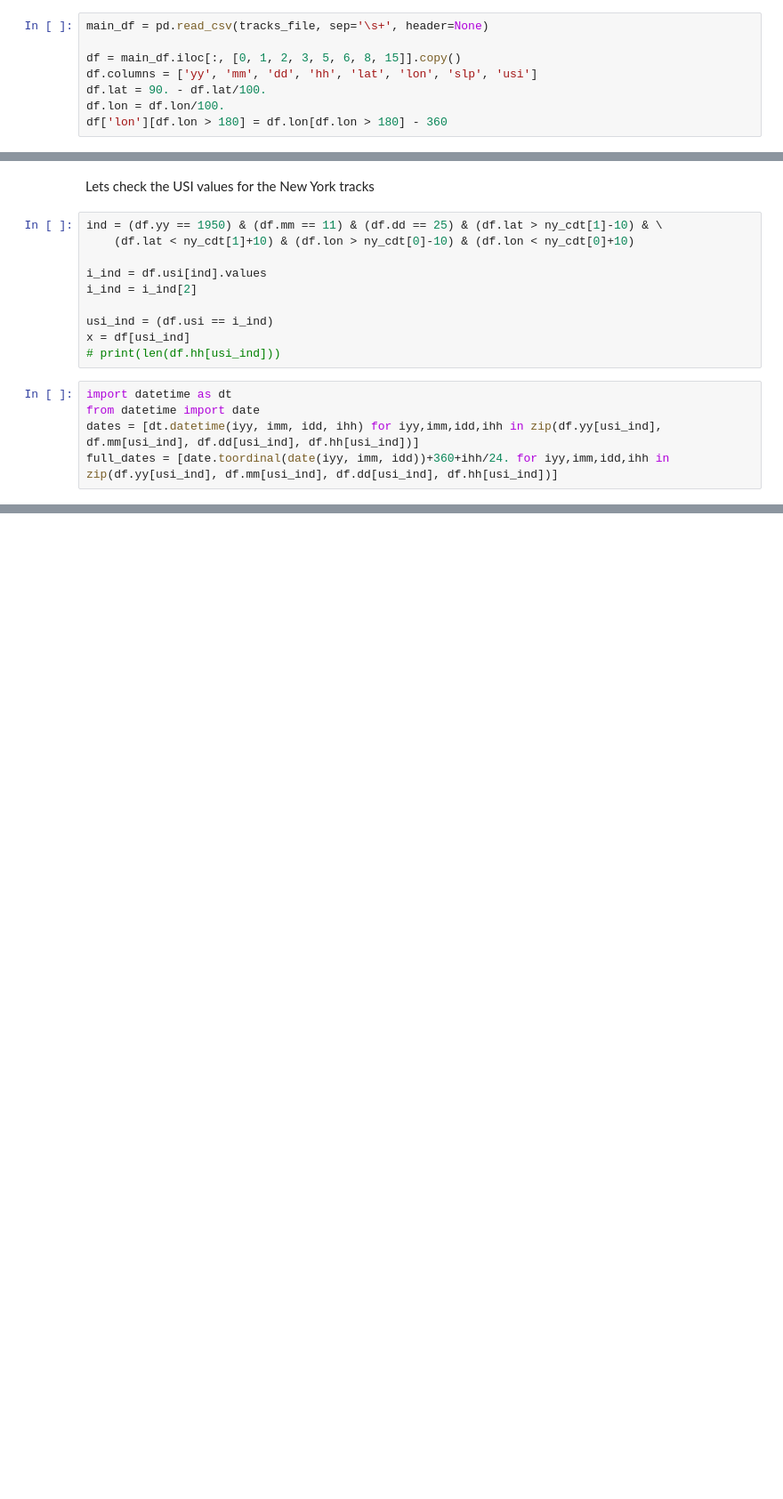
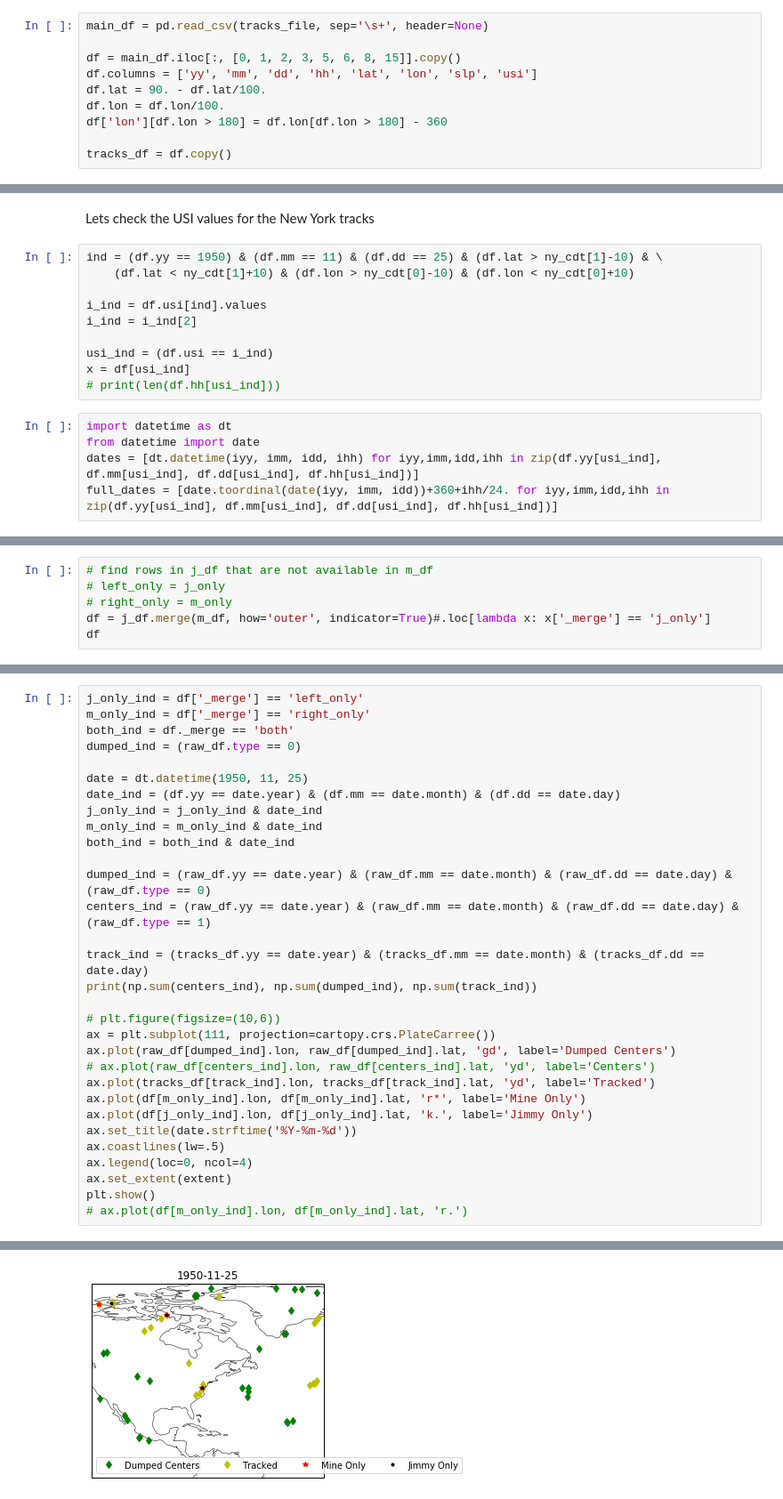
Before and after one commit to NOAA-GFDL/MDTF-diagnostics, a Jupyter notebook: diagnostics/etc_composites/remove/test_matlab_output_files.ipynb, the cells around one changed output, grey strips where cells are left out. Shown at 89% size. Drawn from its saved outputs; the diff is of its cells as text; blank space fills up the shorter version.

```diff
--- a/diagnostics/etc_composites/remove/test_matlab_output_files.ipynb
+++ b/diagnostics/etc_composites/remove/test_matlab_output_files.ipynb
@@ -169,3 +202,5 @@ df.columns = ['yy', 'mm', 'dd', 'hh', 'lat', 'lon', 'slp', 'usi']
 df.lat = 90. - df.lat/100.
 df.lon = df.lon/100.
 df['lon'][df.lon > 180] = df.lon[df.lon > 180] - 360
+
+tracks_df = df.copy()
@@ -207,0 +321,6 @@ hh = np.array(df.hh[usi_ind], dtype=int)
+# %%
+# find rows in j_df that are not available in m_df
+# left_only = j_only
+# right_only = m_only
+df = j_df.merge(m_df, how='outer', indicator=True)#.loc[lambda x: x['_merge'] == 'j_only']
+df
@@ -207,0 +346,32 @@ hh = np.array(df.hh[usi_ind], dtype=int)
+# %%
+j_only_ind = df['_merge'] == 'left_only'
+m_only_ind = df['_merge'] == 'right_only'
+both_ind = df._merge == 'both'
+dumped_ind = (raw_df.type == 0)
+
+date = dt.datetime(1950, 11, 25)
+date_ind = (df.yy == date.year) & (df.mm == date.month) & (df.dd == date.day)
+j_only_ind = j_only_ind & date_ind
+m_only_ind = m_only_ind & date_ind
+both_ind = both_ind & date_ind
+
+dumped_ind = (raw_df.yy == date.year) & (raw_df.mm == date.month) & (raw_df.dd == date.day) & (raw_df.type == 0)
+centers_ind = (raw_df.yy == date.year) & (raw_df.mm == date.month) & (raw_df.dd == date.day) & (raw_df.type == 1)
+
+track_ind = (tracks_df.yy == date.year) & (tracks_df.mm == date.month) & (tracks_df.dd == date.day)
+print(np.sum(centers_ind), np.sum(dumped_ind), np.sum(track_ind))
+
+# plt.figure(figsize=(10,6))
+ax = plt.subplot(111, projection=cartopy.crs.PlateCarree())
+ax.plot(raw_df[dumped_ind].lon, raw_df[dumped_ind].lat, 'gd', label='Dumped Centers')
+# ax.plot(raw_df[centers_ind].lon, raw_df[centers_ind].lat, 'yd', label='Centers')
+ax.plot(tracks_df[track_ind].lon, tracks_df[track_ind].lat, 'yd', label='Tracked')
+ax.plot(df[m_only_ind].lon, df[m_only_ind].lat, 'r*', label='Mine Only')
+ax.plot(df[j_only_ind].lon, df[j_only_ind].lat, 'k.', label='Jimmy Only')
+ax.set_title(date.strftime('%Y-%m-%d'))
+ax.coastlines(lw=.5)
+ax.legend(loc=0, ncol=4)
+ax.set_extent(extent)
+plt.show()
+# ax.plot(df[m_only_ind].lon, df[m_only_ind].lat, 'r.')
+# %% [output]
@@ -207,0 +379 @@ hh = np.array(df.hh[usi_ind], dtype=int)
+[figure, added]
```
Also changed, not shown: parts of 27 cells of this notebook, 4 other files.
